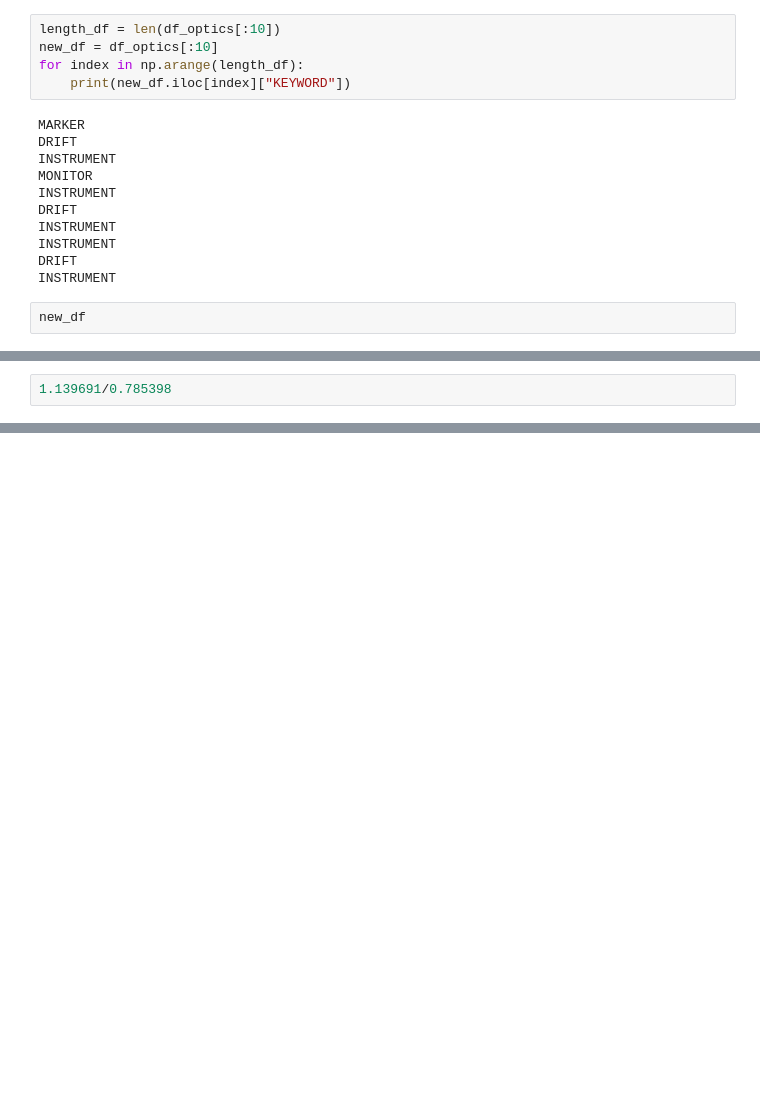
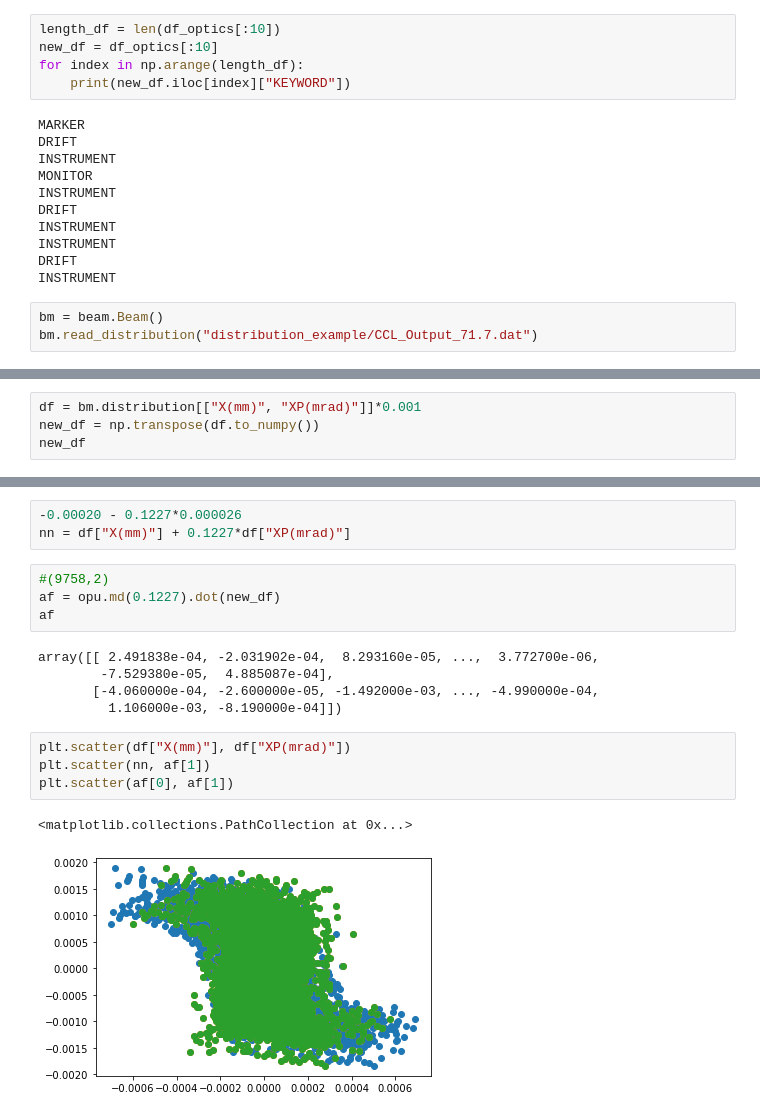
Before and after one commit to a-sandra/Diablo_2, a Jupyter notebook: interactive_tool/Sequence_2_python.ipynb, the cells around one changed output, grey strips where cells are left out. Saved outputs shown, nothing was run; the diff lists cells and outputs as text; blank space fills up the shorter version.

```diff
--- a/interactive_tool/Sequence_2_python.ipynb
+++ b/interactive_tool/Sequence_2_python.ipynb
@@ -42,5 +29,6 @@ INSTRUMENT
 DRIFT
 INSTRUMENT
 # %%
-new_df
+bm = beam.Beam()
+bm.read_distribution("distribution_example/CCL_Output_71.7.dat")
 # %% [output]
@@ -59,3 +39,5 @@ new_df
 # %%
-1.139691/0.785398
+df = bm.distribution[["X(mm)", "XP(mrad)"]]*0.001
+new_df = np.transpose(df.to_numpy())
+new_df
 # %% [output]
@@ -62,0 +54,19 @@ new_df
+# %%
+-0.00020 - 0.1227*0.000026
+nn = df["X(mm)"] + 0.1227*df["XP(mrad)"]
+# %%
+#(9758,2)
+af = opu.md(0.1227).dot(new_df)
+af
+# %% [output]
+array([[ 2.491838e-04, -2.031902e-04,  8.293160e-05, ...,  3.772700e-06,
+        -7.529380e-05,  4.885087e-04],
+       [-4.060000e-04, -2.600000e-05, -1.492000e-03, ..., -4.990000e-04,
+         1.106000e-03, -8.190000e-04]])
+# %%
+plt.scatter(df["X(mm)"], df["XP(mrad)"])
+plt.scatter(nn, af[1])
+plt.scatter(af[0], af[1])
+# %% [output]
+<matplotlib.collections.PathCollection at 0x...>
+[figure, added]
```
Also changed, not shown: parts of 31 cells of this notebook, 3 other files.
